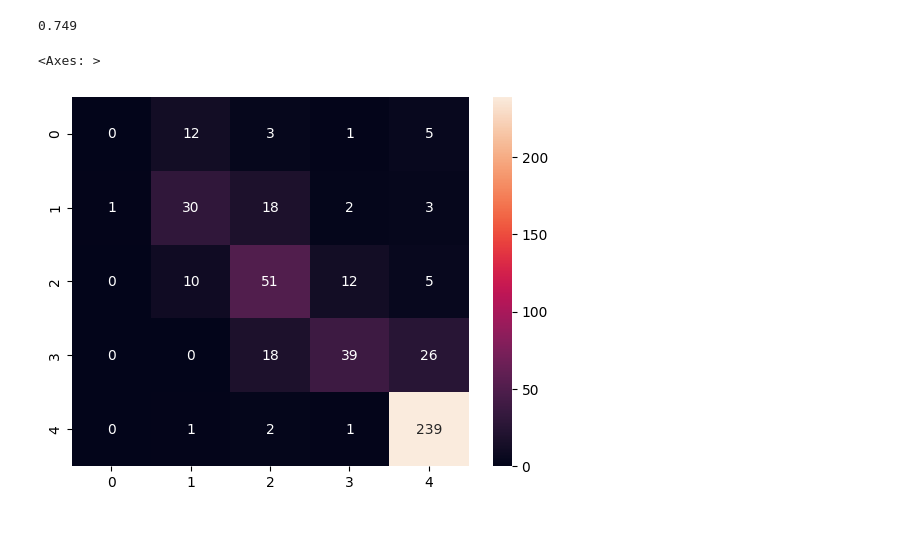
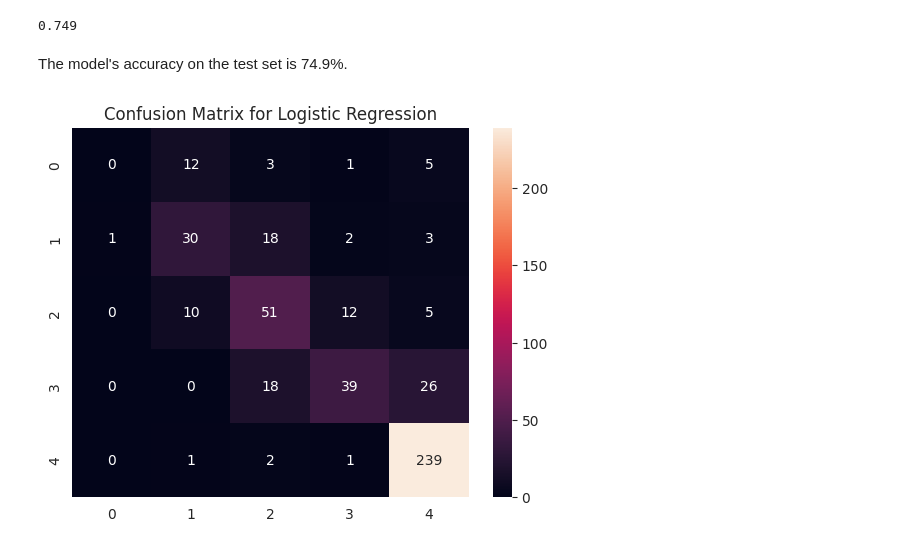
Before and after one commit to dstpnwska/StudentsPerformance, a Jupyter notebook: students-performance.ipynb, the cells around one changed output. Drawn from its saved outputs; the diff is of its cells as text; code cells hidden in the pictures.

Commit message:
visualization, final model

```diff
--- a/students-performance.ipynb
+++ b/students-performance.ipynb
@@ -205,3 +204,12 @@ plt.show()
 [figure]
 # %% [markdown]
 The target variable is imbalanced, which means we should use stratified splitting.
+# %%
+sns.set_style('whitegrid')
+fig, axes = plt.subplots(1,2, figsize = (12,6))
+
+sns.boxplot(y = data['StudyTimeWeekly'], x=data['GradeClass'], ax = axes[0]);
+axes[0].set_title('Distribution of StudyTimeWeekly by GradeClass');
+
+sns.boxplot(y = data['Absences'], x = data['GradeClass'], ax = axes[1]);
+axes[1].set_title('Distribution of Absences by GradeClass');
@@ -265,7 +311,7 @@ The best-performing model is Logistic Regression, achieving an accuracy of 70,1%
 # %% [markdown]
 ### Hyperparameter tuning
 # %%
-log_reg = LogisticRegression(max_iter = 1500)
+log_reg = LogisticRegression(random_state = 44, max_iter = 1500)
 
 grid = {'C': 10**np.linspace(-3,3,20),
         'solver': ['lbfgs', 'newton-cg', 'sag', 'saga']
@@ -297,9 +344,10 @@ y_pred = log_reg_cv.predict(X_test)
 print(accuracy)
 # %% [output]
 0.749
+# %% [markdown]
+The model's accuracy on the test set is 74.9%.
 # %%
 conf_mat = confusion_matrix(y_test,y_pred)
-sns.heatmap(conf_mat, annot = True, fmt = ".0f")
+sns.heatmap(conf_mat, annot = True, fmt = ".0f").set_title('Confusion Matrix for Logistic Regression');
 # %% [output]
-<Axes: >
-[figure, old version]
+[figure, new version]
```
Also changed, not shown: parts of 19 cells of this notebook.
